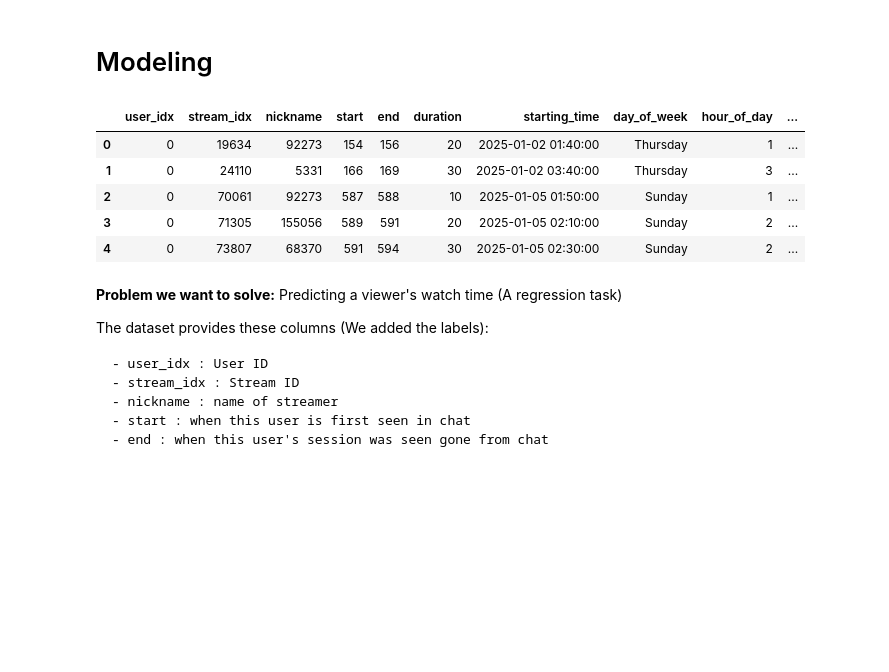
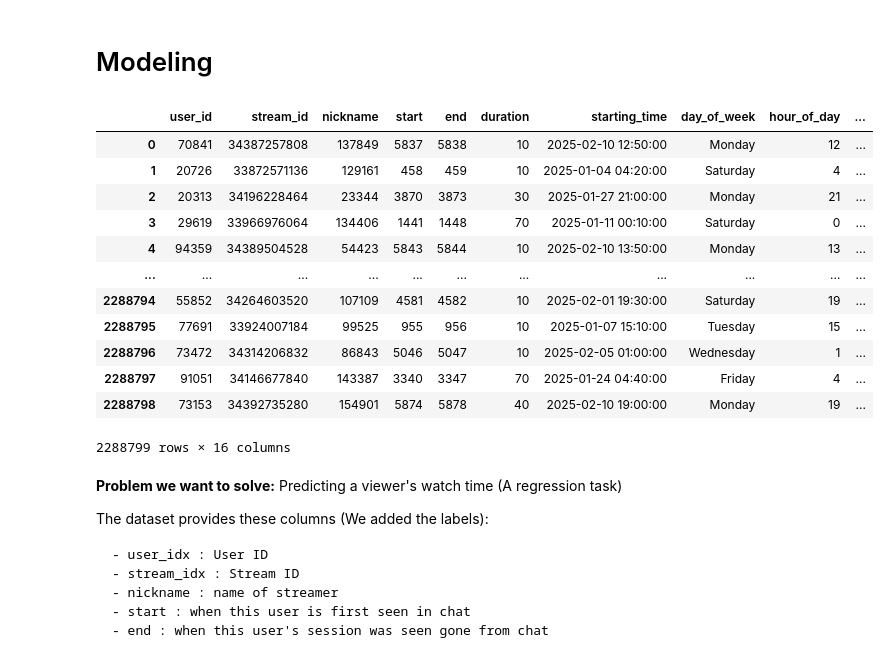
Before and after one commit to iamangeldi/Twitch-Predictive-Analysis, a Jupyter notebook: assignment2.ipynb, the cells around one changed output. Saved outputs shown, nothing was run; the diff lists cells and outputs as text; code cells hidden in the pictures; blank space fills up the shorter version.

```diff
--- a/assignment2.ipynb
+++ b/assignment2.ipynb
@@ -163,6 +163,11 @@ from sklearn.model_selection import train_test_split
 from sklearn.metrics import mean_squared_error, r2_score
 
 df = data.copy()
+
+df['user_idx'] = df['user_id'].astype('int64') - 1
+
+df['stream_idx'], unique_stream_ids = pd.factorize(df['stream_id'])
+df['stream_idx'] = df['stream_idx'].astype('int64')
 
 # Split off test (10%)
 df_trainval, df_test = train_test_split(
@@ -654,4 +639,11 @@ Going beyond using averages for our naive solutions, we can consider more specif
 For the user end, we can consider how many streams a user has watched, how long they typically stay on a stream, and even more specifically, how long they typically watch specific streamers.
 
 For the streamer side, we can consider how many streams a streamer has and their average viewer retention time.
+# %%
+
+df_2 = df.copy()
+
+df_2['user_idx'] = df_2['user_id'].astype('int64') - 1
+df_2['stream_idx'], unique_stream_ids = pd.factorize(df_2['stream_id'])
+df_2['stream_idx'] = df_2['stream_idx'].astype('int64')
 # %%
@@ -665,14 +728,21 @@ df['user_stream_mean'] = df.groupby(['user_idx', 'stream_idx'])['duration'].tran
 # Modeling
 # %%
 ## Current State of the Dataframe
-df.head()
+df_train
 # %% [output]
-|  | user_idx | stream_idx | nickname | start | end | duration | starting_time | day_of_week | hour_of_day | ... |
-| 0 | 0 | 19634 | 92273 | 154 | 156 | 20 | 2025-01-02 01:40:00 | Thursday | 1 | ... |
-| 1 | 0 | 24110 | 5331 | 166 | 169 | 30 | 2025-01-02 03:40:00 | Thursday | 3 | ... |
-| 2 | 0 | 70061 | 92273 | 587 | 588 | 10 | 2025-01-05 01:50:00 | Sunday | 1 | ... |
-| 3 | 0 | 71305 | 155056 | 589 | 591 | 20 | 2025-01-05 02:10:00 | Sunday | 2 | ... |
-| 4 | 0 | 73807 | 68370 | 591 | 594 | 30 | 2025-01-05 02:30:00 | Sunday | 2 | ... |
+|  | user_id | stream_id | nickname | start | end | duration | starting_time | day_of_week | hour_of_day | ... |
+| 0 | 70841 | 34387257808 | 137849 | 5837 | 5838 | 10 | 2025-02-10 12:50:00 | Monday | 12 | ... |
+| 1 | 20726 | 33872571136 | 129161 | 458 | 459 | 10 | 2025-01-04 04:20:00 | Saturday | 4 | ... |
+| 2 | 20313 | 34196228464 | 23344 | 3870 | 3873 | 30 | 2025-01-27 21:00:00 | Monday | 21 | ... |
+| 3 | 29619 | 33966976064 | 134406 | 1441 | 1448 | 70 | 2025-01-11 00:10:00 | Saturday | 0 | ... |
+| 4 | 94359 | 34389504528 | 54423 | 5843 | 5844 | 10 | 2025-02-10 13:50:00 | Monday | 13 | ... |
+| ... | ... | ... | ... | ... | ... | ... | ... | ... | ... | ... |
+| 2288794 | 55852 | 34264603520 | 107109 | 4581 | 4582 | 10 | 2025-02-01 19:30:00 | Saturday | 19 | ... |
+| 2288795 | 77691 | 33924007184 | 99525 | 955 | 956 | 10 | 2025-01-07 15:10:00 | Tuesday | 15 | ... |
+| 2288796 | 73472 | 34314206832 | 86843 | 5046 | 5047 | 10 | 2025-02-05 01:00:00 | Wednesday | 1 | ... |
+| 2288797 | 91051 | 34146677840 | 143387 | 3340 | 3347 | 70 | 2025-01-24 04:40:00 | Friday | 4 | ... |
+| 2288798 | 73153 | 34392735280 | 154901 | 5874 | 5878 | 40 | 2025-02-10 19:00:00 | Monday | 19 | ... |
+2288799 rows × 16 columns
 # %% [markdown]
 **Problem we want to solve:** Predicting a viewer's watch time (A regression task)
 
```
Also changed, not shown: parts of 12 cells of this notebook.
